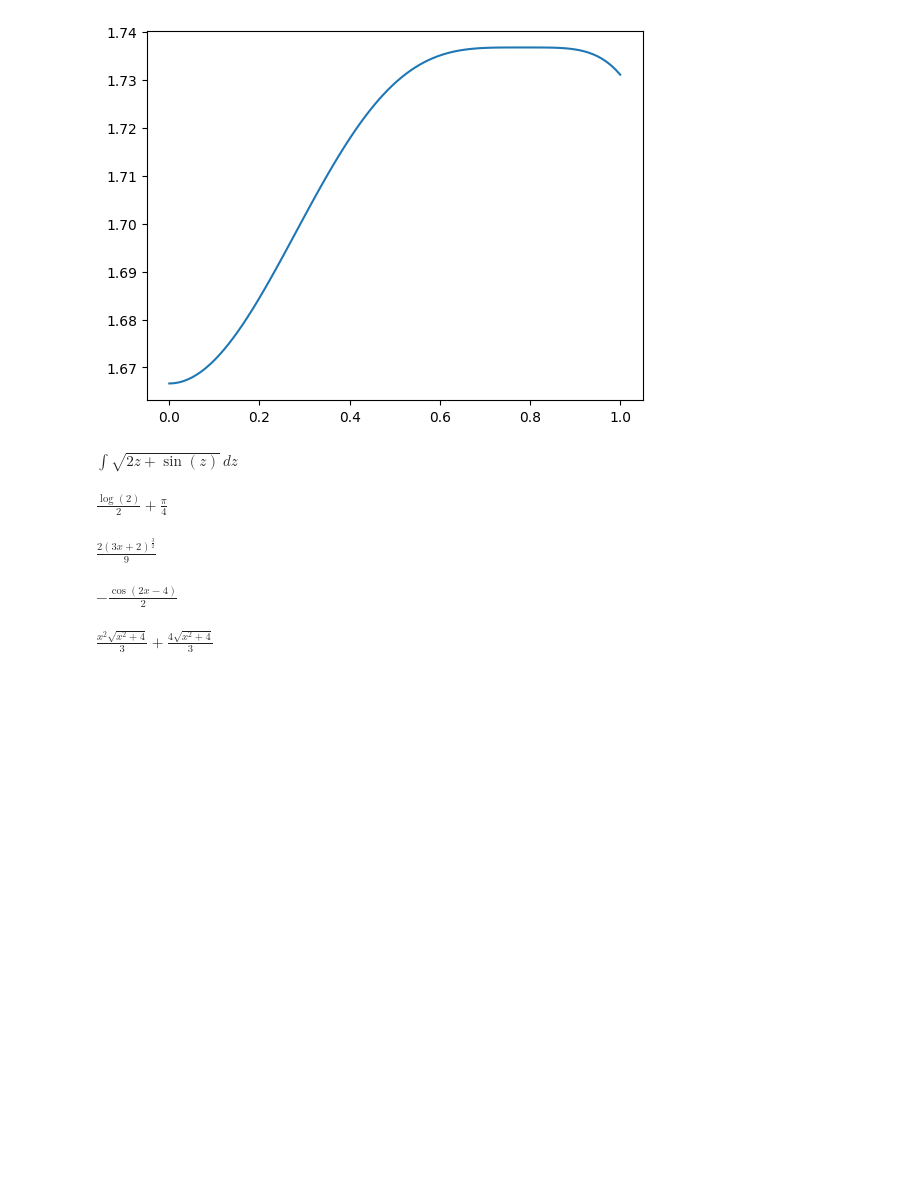
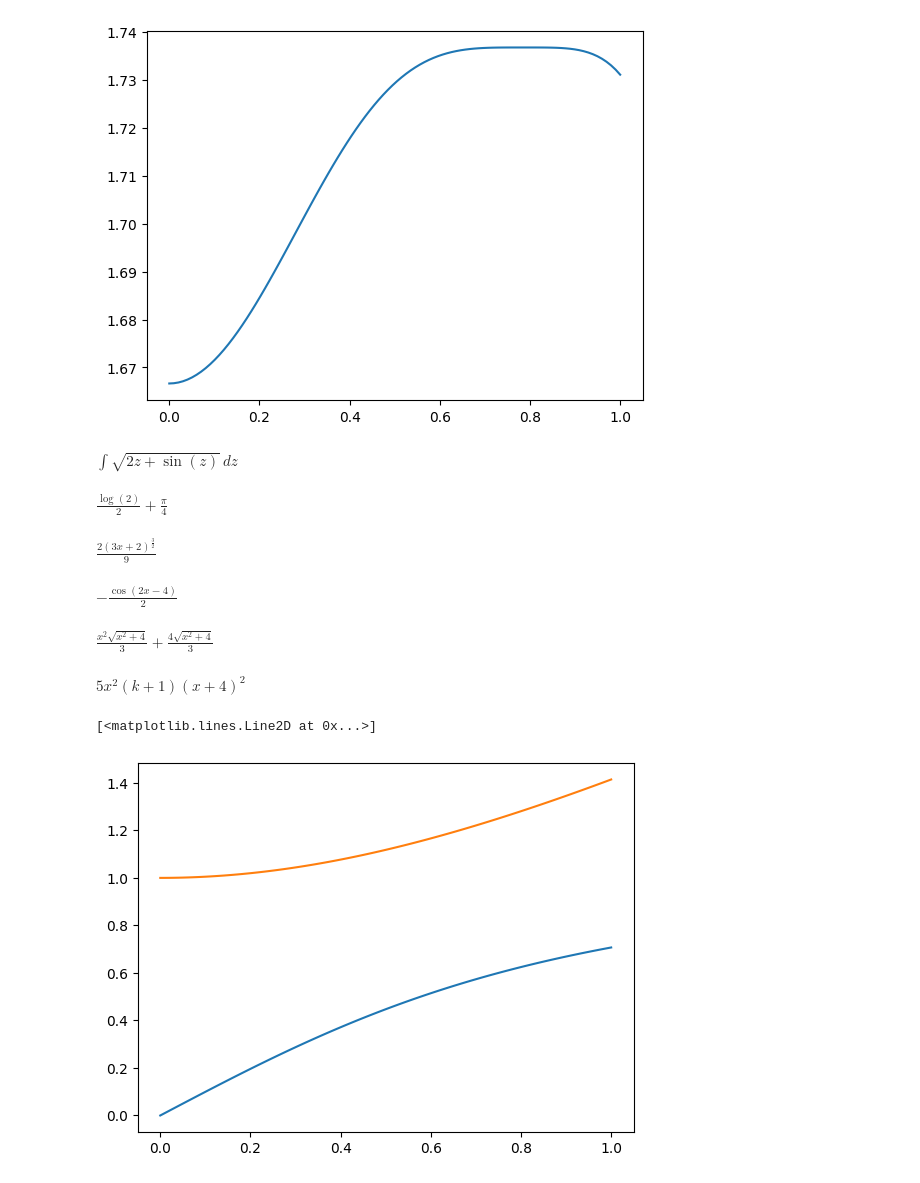
Before and after one commit to Arlan-Tengga/Project-Purcell, a Jupyter notebook: chapter_1.ipynb, the cells around one changed output. Drawn from its saved outputs; the diff is of its cells as text; code cells hidden in the pictures; blank space fills up the shorter version.

```diff
--- a/chapter_1.ipynb
+++ b/chapter_1.ipynb
@@ -215,3 +215,7 @@ $\displaystyle - \frac{\cos{\left(2 x - 4 \right)}}{2}$
 smp.integrate(x*smp.sqrt(x**2 + 4))
 # %% [output]
 $\displaystyle \frac{x^{2} \sqrt{x^{2} + 4}}{3} + \frac{4 \sqrt{x^{2} + 4}}{3}$
+# %%
+smp.Sum((5*x**2 * (x+4)**2),(i,0,k)).doit()
+# %% [output]
+$\displaystyle 5 x^{2} \left(k + 1\right) \left(x + 4\right)^{2}$
@@ -217,0 +225,14 @@ $\displaystyle \frac{x^{2} \sqrt{x^{2} + 4}}{3} + \frac{4 \sqrt{x^{2} + 4}}{3}$
+# %%
+x = smp.Symbol('x')
+expr = x/smp.sqrt(1+x**2)
+expr_f = smp.integrate((expr),(x))
+f = smp.lambdify(x,expr)
+f_1 = smp.lambdify(x,expr_f)
+X = np.linspace(0,1,100)
+y = f(X)
+y_1 = f_1(X)
+plt.plot(X,y)
+plt.plot(X,y_1)
+# %% [output]
+[<matplotlib.lines.Line2D at 0x...>]
+[figure, added]
```
Also changed, not shown: parts of 3 cells of this notebook.
